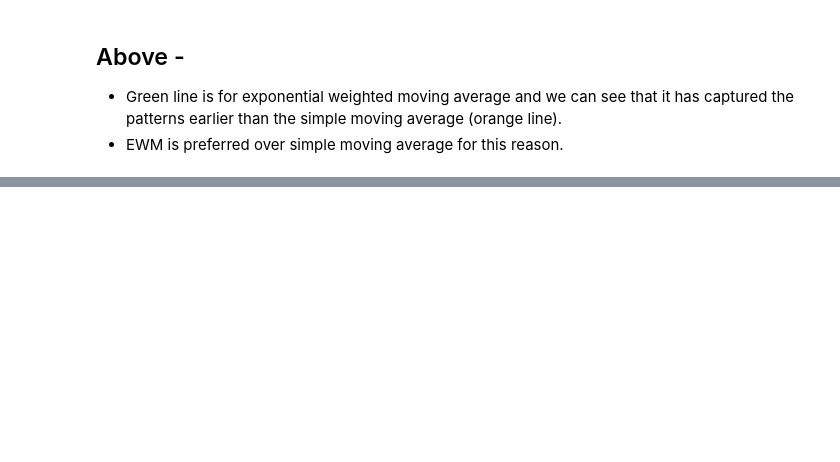
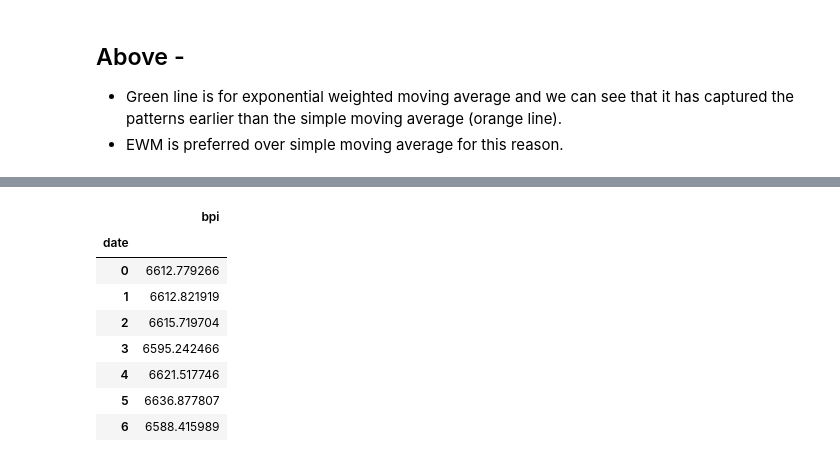
Before and after one commit to esharma3/Time-Series-Analysis, a Jupyter notebook: 05-Python_Functions_for_Time_Series_Modeling_and_Analysis_I.ipynb, the cells around one changed output, grey strips where cells are left out. Drawn from its saved outputs; the diff is of its cells as text; code cells hidden in the pictures; blank space fills up the shorter version.

```diff
--- a/05-Python_Functions_for_Time_Series_Modeling_and_Analysis_I.ipynb
+++ b/05-Python_Functions_for_Time_Series_Modeling_and_Analysis_I.ipynb
@@ -331,0 +353,12 @@ pd.concat(
+# %%
+data.groupby(data.index.dayofweek).mean()
+# %% [output]
+|  | bpi |
+| date |  |
+| 0 | 6612.779266 |
+| 1 | 6612.821919 |
+| 2 | 6615.719704 |
+| 3 | 6595.242466 |
+| 4 | 6621.517746 |
+| 5 | 6636.877807 |
+| 6 | 6588.415989 |
```
Also changed, not shown: parts of 16 cells of this notebook.
